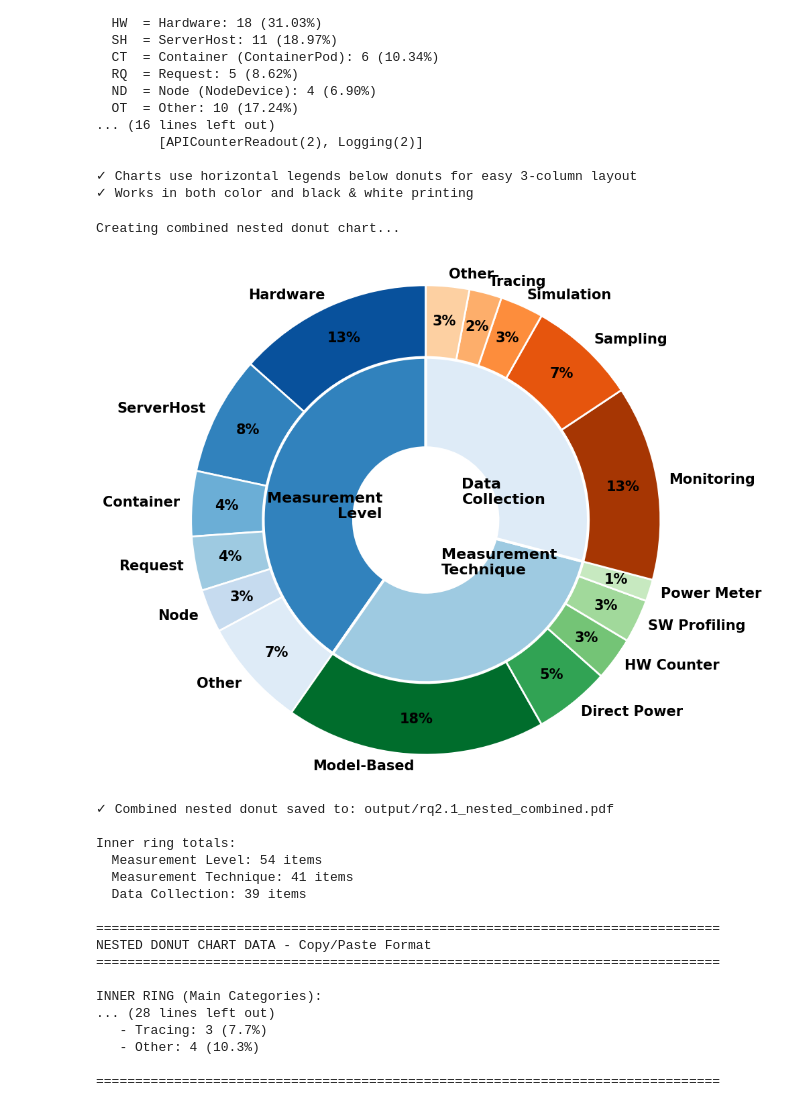
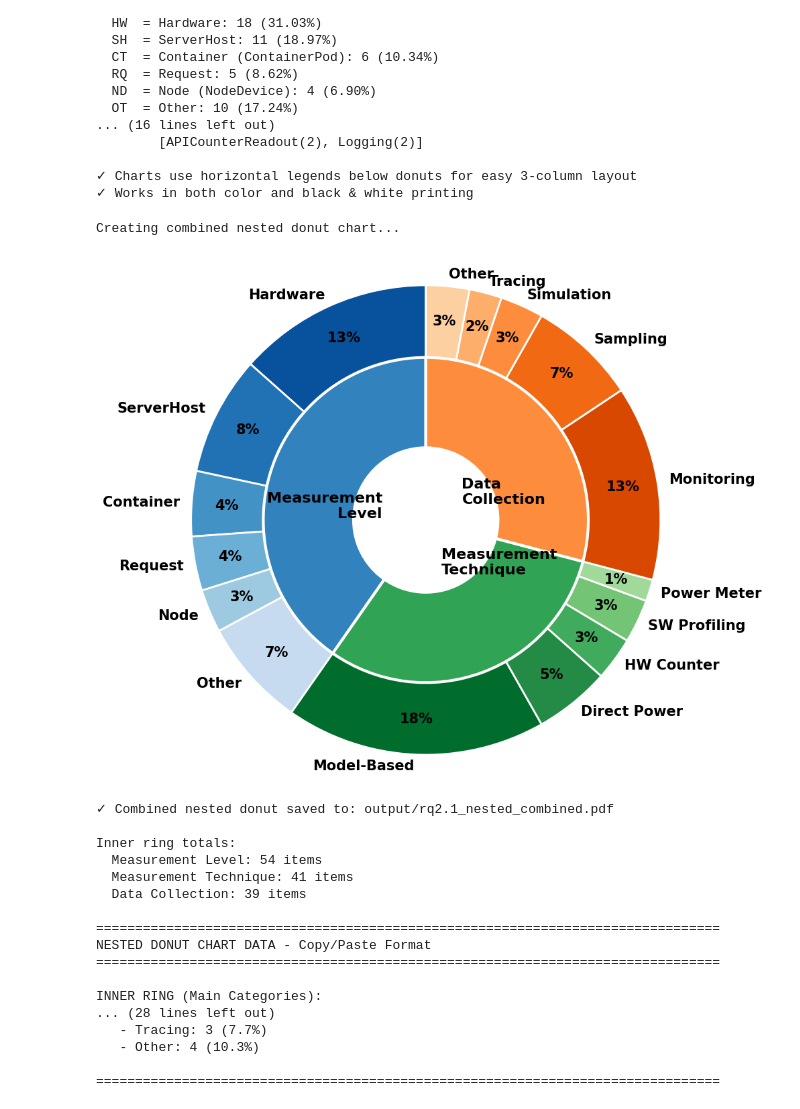
Before and after one commit to eoanodea/slr, a Jupyter notebook: 6-data-visualisation/rq2/rq2.1.generate.ipynb, the cells around one changed output. Cells and saved outputs as stored; diff of their text form; code cells hidden in the pictures.

Commit message:
Updated colours of donut charts

```diff
--- a/6-data-visualisation/rq2/rq2.1.generate.ipynb
+++ b/6-data-visualisation/rq2/rq2.1.generate.ipynb
@@ -283,7 +283,7 @@ print("\nCreating combined nested donut chart...")
 # Inner ring: three main categories
 inner_labels = ['Measurement\nLevel', 'Measurement\nTechnique', 'Data\nCollection']
 inner_sizes = [54, 41, 39]  # Total counts for each category
-inner_colors = ['#3182bd', '#9ecae1', '#deebf7']
+inner_colors = ['#3182bd', '#31a354', '#fd8d3c']
 
 # Outer ring: all subcategories with full names
 outer_labels = (
@@ -306,12 +306,12 @@ outer_sizes = (
 
 # Colors for outer ring - gradient within each category
 outer_colors = (
-    # MeasurementLevel - blue gradient
-    ['#08519c', '#3182bd', '#6baed6', '#9ecae1', '#c6dbef', '#deebf7'] +
-    # MeasurementTechnique - green gradient
-    ['#006d2c', '#31a354', '#74c476', '#a1d99b', '#c7e9c0'] +
-    # DataCollection - orange gradient
-    ['#a63603', '#e6550d', '#fd8d3c', '#fdae6b', '#fdd0a2']
+    # MeasurementLevel - blue gradient (darker to lighter)
+    ['#08519c', '#2171b5', '#4292c6', '#6baed6', '#9ecae1', '#c6dbef'] +
+    # MeasurementTechnique - green gradient (darker to lighter)
+    ['#006d2c', '#238b45', '#41ab5d', '#74c476', '#a1d99b'] +
+    # DataCollection - orange gradient (darker to lighter)
+    ['#d94801', '#f16913', '#fd8d3c', '#fdae6b', '#fdd0a2']
 )
 
 # Create figure
@@ -368,34 +368,34 @@ print("-" * 40)
 for label, size in zip(inner_labels, inner_sizes):
     print(f"  {label.replace(chr(10), ' ')}: {size} items")
 
 print("\n\nOUTER RING (Subcategories by Main Category):")
 print("-" * 40)
 
 print("\n1. MEASUREMENT LEVEL (54 items total):")
 ml_labels = ['Hardware', 'ServerHost', 'Container', 'Request', 'Node', 'Other']
 ml_sizes = [18, 11, 6, 5, 4, 10]
 for label, size in zip(ml_labels, ml_sizes):
     pct = (size / 54) * 100
     print(f"   - {label}: {size} ({pct:.1f}%)")
 
 print("\n2. MEASUREMENT TECHNIQUE (41 items total):")
 mt_labels = ['Model-Based', 'Direct Power', 'HW Counter', 'SW Profiling', 'Power Meter']
 mt_sizes = [24, 7, 4, 4, 2]
 for label, size in zip(mt_labels, mt_sizes):
     pct = (size / 41) * 100
     print(f"   - {label}: {size} ({pct:.1f}%)")
 
 print("\n3. DATA COLLECTION (39 items total):")
 dc_labels = ['Monitoring', 'Sampling', 'Simulation', 'Tracing', 'Other']
 dc_sizes = [18, 10, 4, 3, 4]
 for label, size in zip(dc_labels, dc_sizes):
     pct = (size / 39) * 100
     print(f"   - {label}: {size} ({pct:.1f}%)")
 
 print("\n" + "="*80)
 # %% [output]
 Creating combined nested donut chart...
-[figure, old version]
+[figure, new version]
 ✓ Combined nested donut saved to: output/rq2.1_nested_combined.pdf
 
 Inner ring totals:
```
Also changed, not shown: 25 other files.
